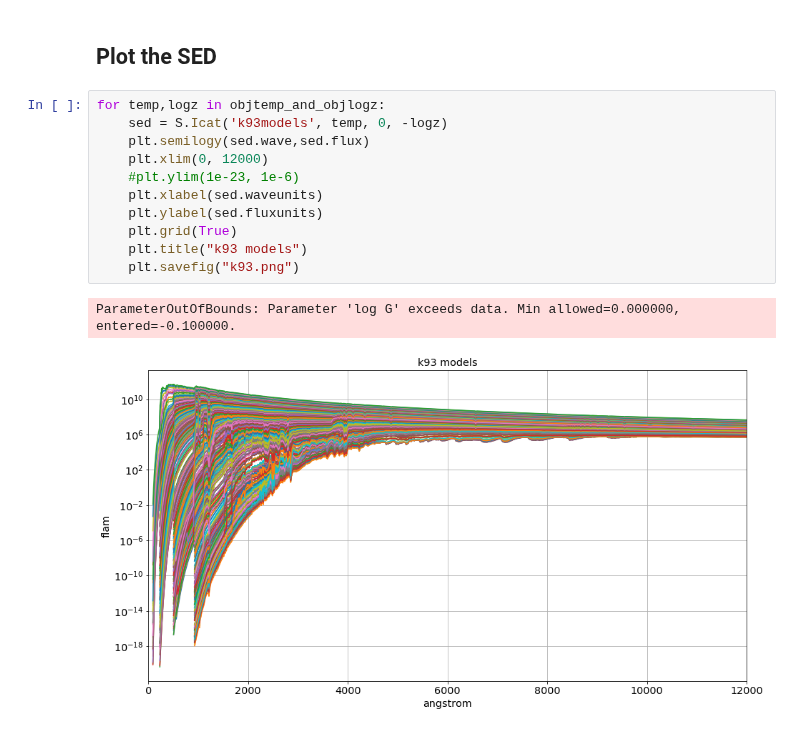
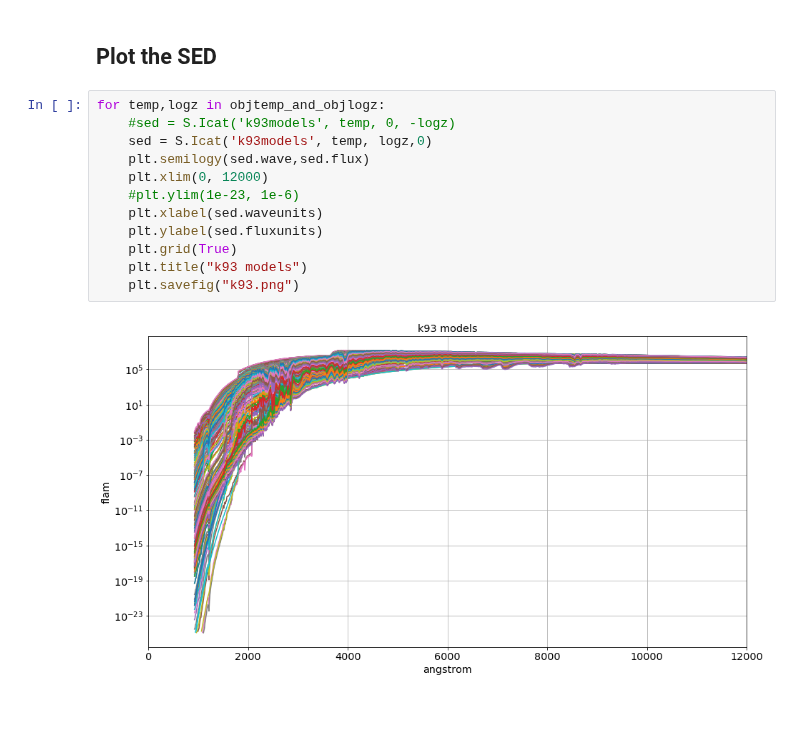
Before and after one commit to sylvielsstfr/PC5AtmStudies, a Jupyter notebook: DESCDec2017/pysynphotsed/ViewSED_k93models.ipynb, the cells around one changed output. Cells and saved outputs as stored; diff of their text form.

Commit message:
add k93 models

```diff
--- a/DESCDec2017/pysynphotsed/ViewSED_k93models.ipynb
+++ b/DESCDec2017/pysynphotsed/ViewSED_k93models.ipynb
@@ -222,15 +222,15 @@ objtemp_and_objlogz
 ## Plot the SED
 # %%
 for temp,logz in objtemp_and_objlogz:
-    sed = S.Icat('k93models', temp, 0, -logz)
+    #sed = S.Icat('k93models', temp, 0, -logz)
+    sed = S.Icat('k93models', temp, logz,0)
     plt.semilogy(sed.wave,sed.flux)
     plt.xlim(0, 12000)
     #plt.ylim(1e-23, 1e-6)
     plt.xlabel(sed.waveunits)
     plt.ylabel(sed.fluxunits)
     plt.grid(True)
     plt.title("k93 models")
     plt.savefig("k93.png")
 # %% [output]
-ParameterOutOfBounds: Parameter 'log G' exceeds data. Min allowed=0.000000, entered=-0.100000.
-[figure, old version]
+[figure, new version]
```
Also changed, not shown: 2 other files.
